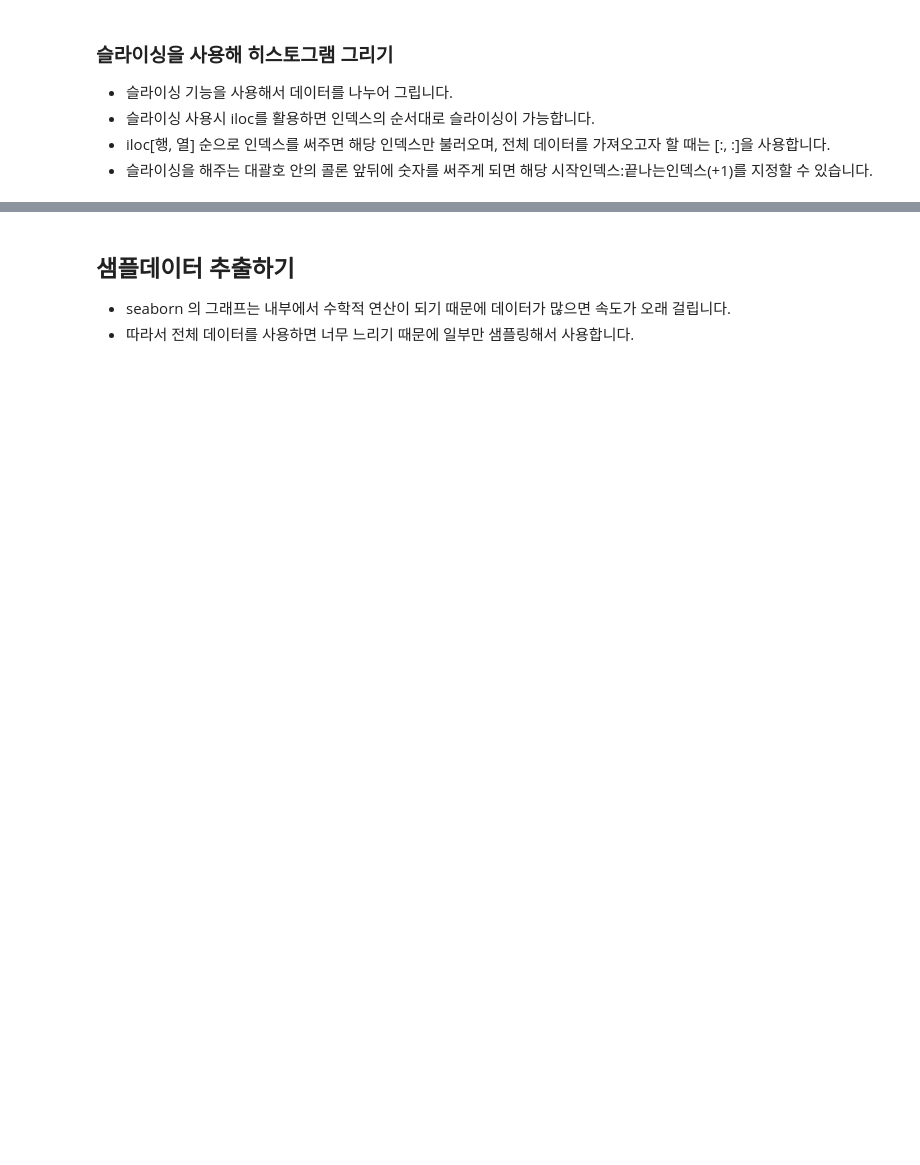
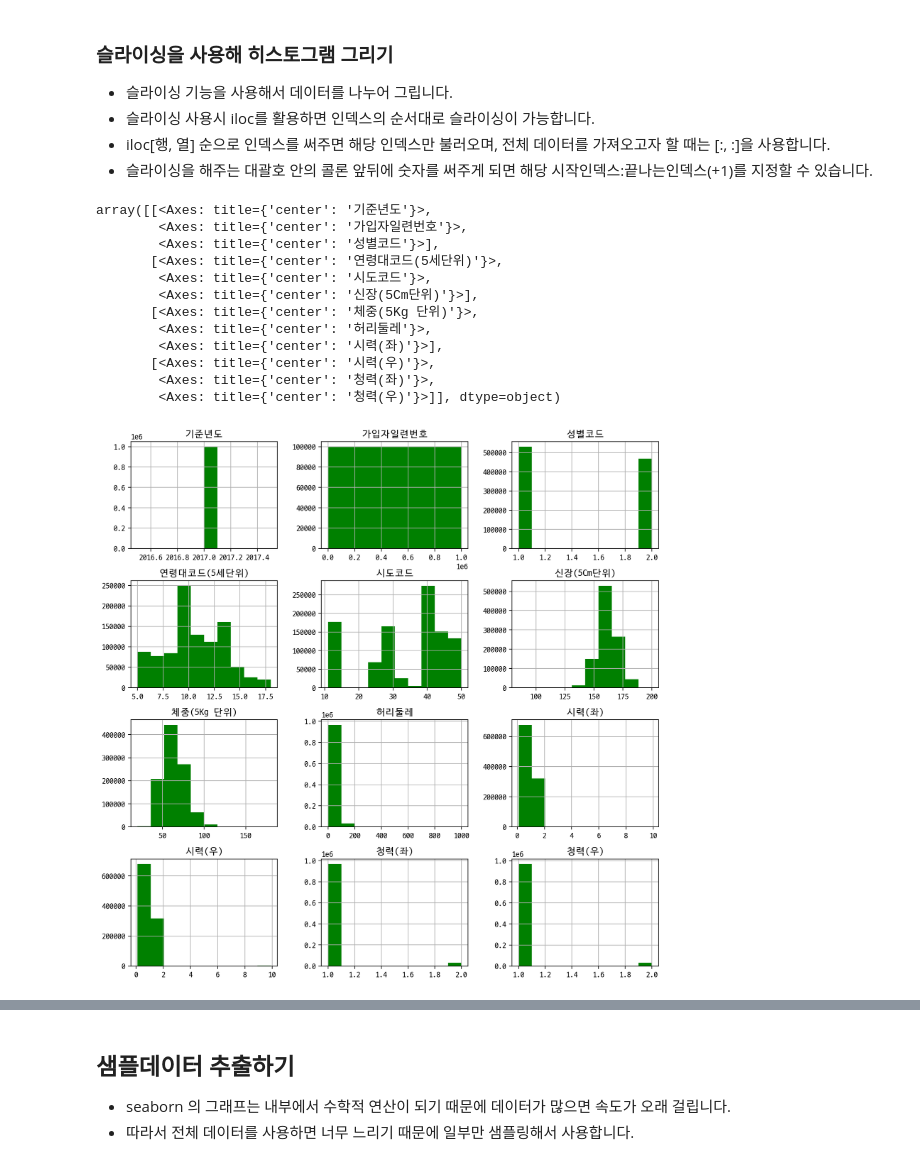
Before and after one commit to corazzon/boostcourse-ds-510, a Jupyter notebook: health_analysis-input.ipynb, the cells around one changed output, grey strips where cells are left out. Cells and saved outputs as stored; diff of their text form; code cells hidden in the pictures; blank space fills up the shorter version.

```diff
--- a/health_analysis-input.ipynb
+++ b/health_analysis-input.ipynb
@@ -385,5 +435,20 @@ df.pivot_table("감마지티피", "음주여부", aggfunc="mean")
 # %%
 # 슬라이싱을 사용해 앞에서 12개 컬럼에 대한 데이터로 히스토그램을 그립니다.
 # [행, 열]
+df.iloc[:, :12].hist(figsize=(12, 12), color="green")
+# %% [output]
+array([[<Axes: title={'center': '기준년도'}>,
+        <Axes: title={'center': '가입자일련번호'}>,
+        <Axes: title={'center': '성별코드'}>],
+       [<Axes: title={'center': '연령대코드(5세단위)'}>,
+        <Axes: title={'center': '시도코드'}>,
+        <Axes: title={'center': '신장(5Cm단위)'}>],
+       [<Axes: title={'center': '체중(5Kg 단위)'}>,
+        <Axes: title={'center': '허리둘레'}>,
+        <Axes: title={'center': '시력(좌)'}>],
+       [<Axes: title={'center': '시력(우)'}>,
+        <Axes: title={'center': '청력(좌)'}>,
+        <Axes: title={'center': '청력(우)'}>]], dtype=object)
+[figure, added]
 # %%
 # 슬라이싱을 사용해 앞에서 12번째부터 23번째까지(12:24) 컬럼에 대한 데이터로 히스토그램을 그립니다.
```
Also changed, not shown: parts of 38 cells of this notebook.
